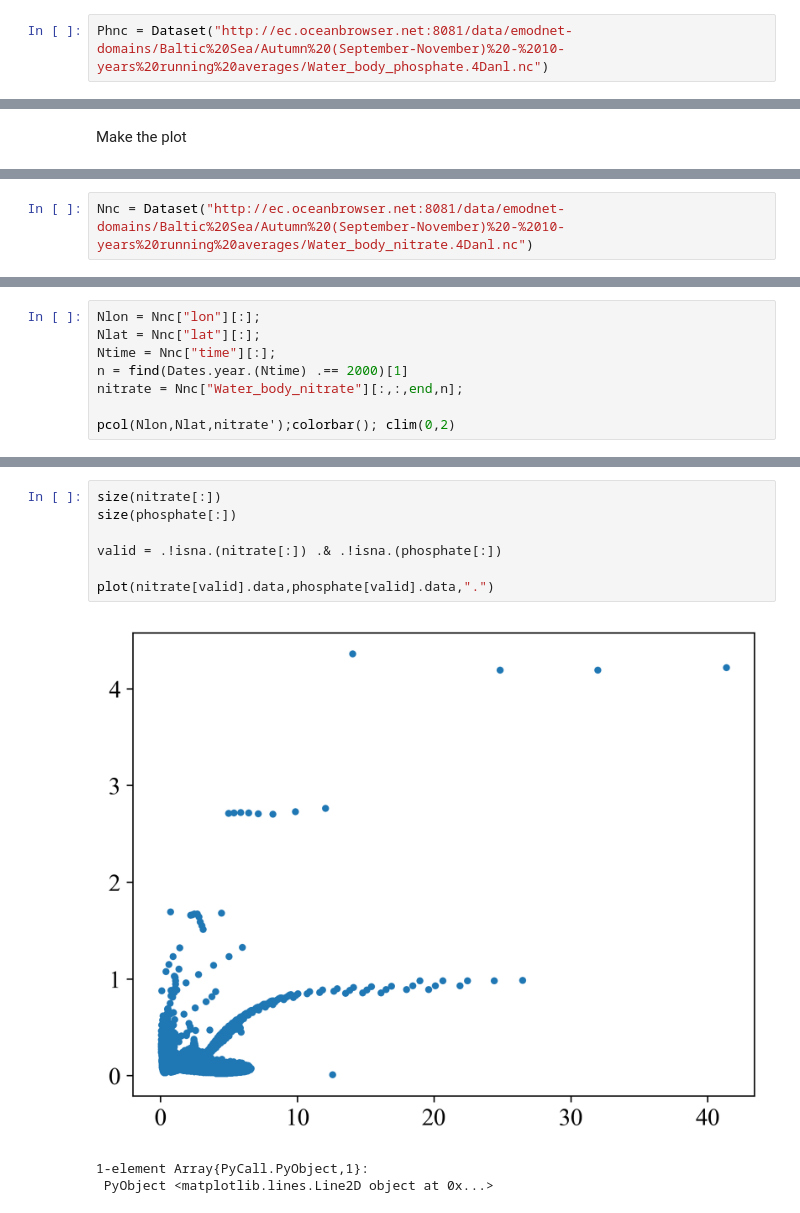
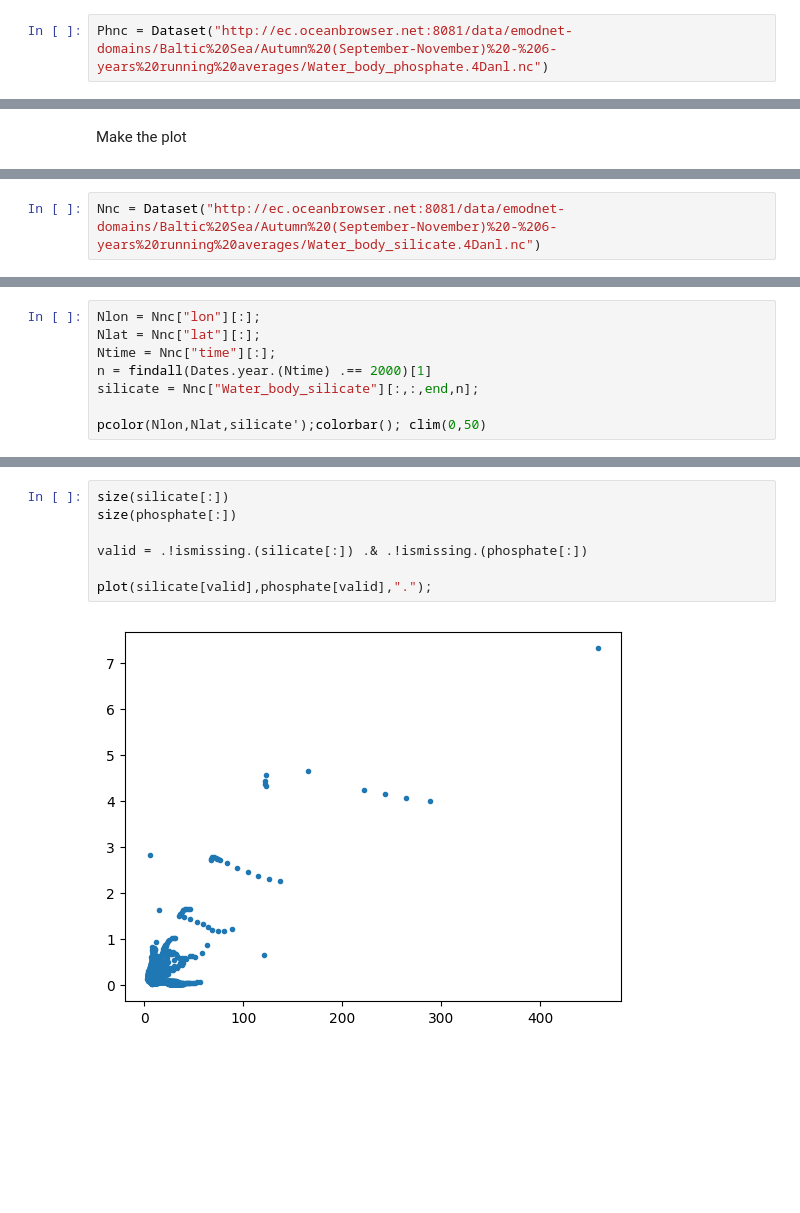
Before and after one commit to gher-uliege/EMODnet-Chemistry, a Jupyter notebook: src/EMODNET-chemistry.ipynb, the cells around one changed output, grey strips where cells are left out. Saved outputs shown, nothing was run; the diff lists cells and outputs as text; blank space fills up the shorter version.

```diff
--- a/src/EMODNET-chemistry.ipynb
+++ b/src/EMODNET-chemistry.ipynb
@@ -29,5 +31,5 @@ pcol (generic function with 1 method)
 # %% [markdown]
 The command `Dataset` (from the package `NCDatasets`) allows one to open a OPeNDAP URL and shows all metadata.
 # %%
-Phnc = Dataset("http://ec.oceanbrowser.net:8081/data/emodnet-domains/Baltic%20Sea/Autumn%20(September-November)%20-%2010-years%20running%20averages/Water_body_phosphate.4Danl.nc")
+Phnc = Dataset("http://ec.oceanbrowser.net:8081/data/emodnet-domains/Baltic%20Sea/Autumn%20(September-November)%20-%206-years%20running%20averages/Water_body_phosphate.4Danl.nc")
 # %% [output]
@@ -87,3 +89,3 @@ pcol(Phlon,Phlat,phosphate');colorbar(); clim(0,2)
 # %%
-Nnc = Dataset("http://ec.oceanbrowser.net:8081/data/emodnet-domains/Baltic%20Sea/Autumn%20(September-November)%20-%2010-years%20running%20averages/Water_body_nitrate.4Danl.nc")
+Nnc = Dataset("http://ec.oceanbrowser.net:8081/data/emodnet-domains/Baltic%20Sea/Autumn%20(September-November)%20-%206-years%20running%20averages/Water_body_silicate.4Danl.nc")
 # %% [output]
@@ -108,8 +110,8 @@ Dimensions
 Nlon = Nnc["lon"][:];
 Nlat = Nnc["lat"][:];
 Ntime = Nnc["time"][:];
-n = find(Dates.year.(Ntime) .== 2000)[1]
-nitrate = Nnc["Water_body_nitrate"][:,:,end,n];
+n = findall(Dates.year.(Ntime) .== 2000)[1]
+silicate = Nnc["Water_body_silicate"][:,:,end,n];
 
-pcol(Nlon,Nlat,nitrate');colorbar(); clim(0,2)
+pcolor(Nlon,Nlat,silicate');colorbar(); clim(0,50)
 # %% [output]
@@ -117,11 +119,9 @@ pcol(Nlon,Nlat,nitrate');colorbar(); clim(0,2)
 # %%
-size(nitrate[:])
+size(silicate[:])
 size(phosphate[:])
 
-valid = .!isna.(nitrate[:]) .& .!isna.(phosphate[:])
+valid = .!ismissing.(silicate[:]) .& .!ismissing.(phosphate[:])
 
-plot(nitrate[valid].data,phosphate[valid].data,".")
+plot(silicate[valid],phosphate[valid],".");
 # %% [output]
-[figure, old version]
+[figure, new version]
-1-element Array{PyCall.PyObject,1}:
- PyObject <matplotlib.lines.Line2D object at 0x...>
```
Also changed, not shown: parts of 10 cells of this notebook.
